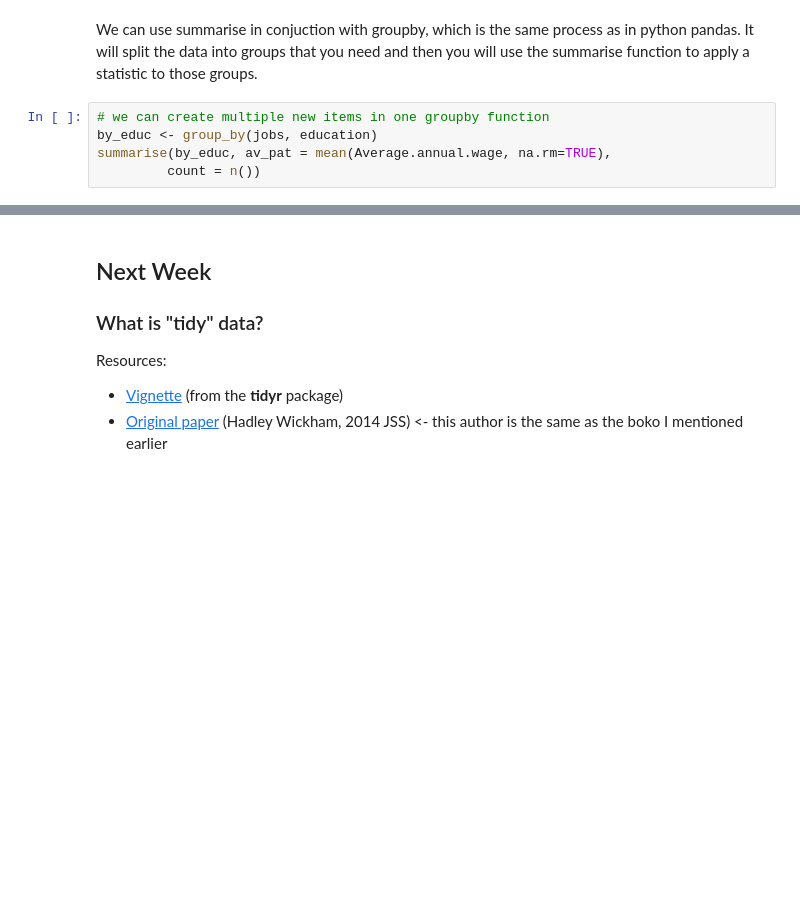
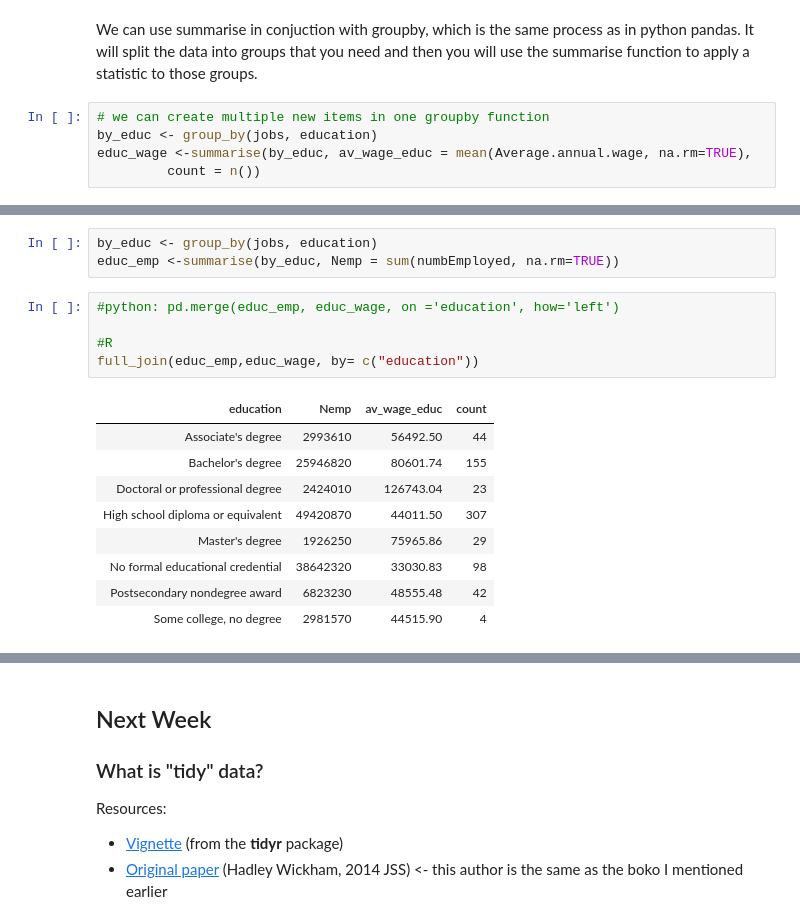
Before and after one commit to somethingabout/Data_Analysis_Python_R, a Jupyter notebook: Lecture_10/Lecture 10.ipynb, the cells around one changed output, grey strips where cells are left out. Drawn from its saved outputs; the diff is of its cells as text; blank space fills up the shorter version.

```diff
--- a/Lecture_10/Lecture 10.ipynb
+++ b/Lecture_10/Lecture 10.ipynb
@@ -642,5 +617,5 @@ We can use summarise in conjuction with groupby, which is the same process as in
 # %%
 # we can create multiple new items in one groupby function
 by_educ <- group_by(jobs, education)
-summarise(by_educ, av_pat = mean(Average.annual.wage, na.rm=TRUE),
+educ_wage <-summarise(by_educ, av_wage_educ = mean(Average.annual.wage, na.rm=TRUE),
          count = n())
@@ -657,3 +639,21 @@ summarise(by_educ, av_pat = mean(Average.annual.wage, na.rm=TRUE),
+# %%
+by_educ <- group_by(jobs, education)
+educ_emp <-summarise(by_educ, Nemp = sum(numbEmployed, na.rm=TRUE))
+# %%
+#python: pd.merge(educ_emp, educ_wage, on ='education', how='left')
+
+#R
+full_join(educ_emp,educ_wage, by= c("education"))
+# %% [output]
+| education | Nemp | av_wage_educ | count |
+| Associate's degree | 2993610 | 56492.50 | 44 |
+| Bachelor's degree | 25946820 | 80601.74 | 155 |
+| Doctoral or professional degree | 2424010 | 126743.04 | 23 |
+| High school diploma or equivalent | 49420870 | 44011.50 | 307 |
+| Master's degree | 1926250 | 75965.86 | 29 |
+| No formal educational credential | 38642320 | 33030.83 | 98 |
+| Postsecondary nondegree award | 6823230 | 48555.48 | 42 |
+| Some college, no degree | 2981570 | 44515.90 | 4 |
 # %% [markdown]
 # Breakout Group Exercises
 
```
Also changed, not shown: parts of 30 cells of this notebook, 8 other files.
